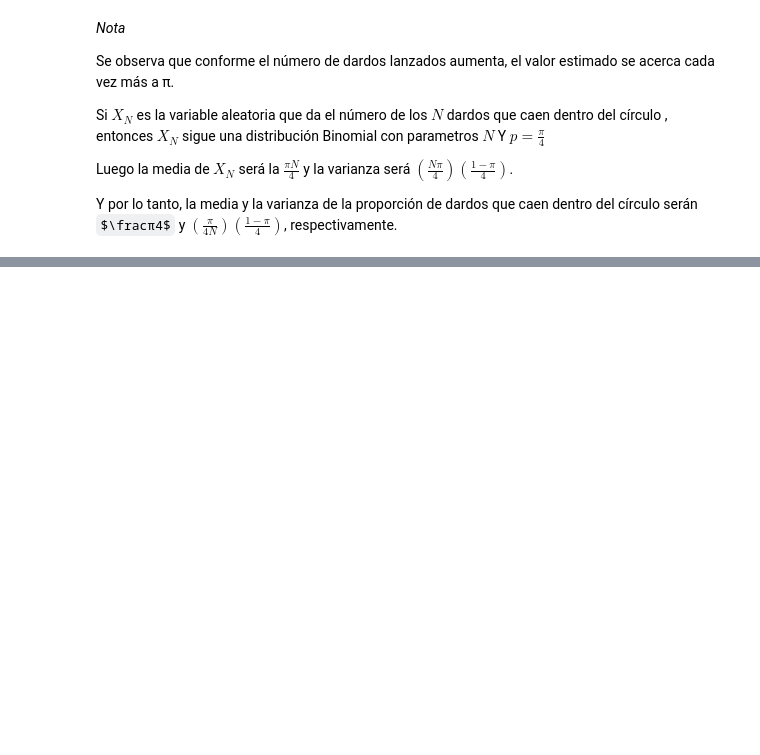
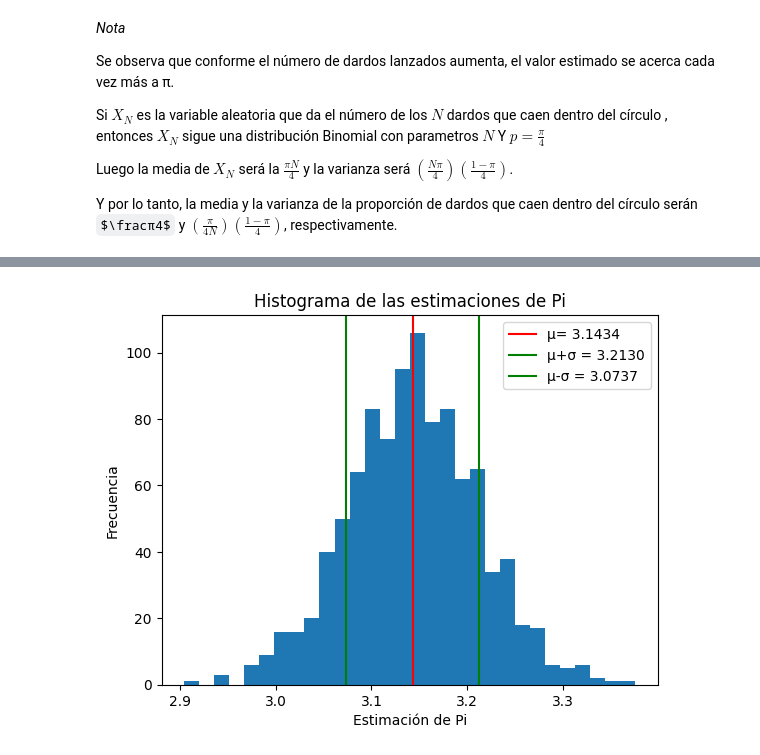
Before and after one commit to 0DianaHernandez/Simulaci-n-I, a Jupyter notebook: Estimacion_Pi.ipynb, the cells around one changed output, grey strips where cells are left out. Cells and saved outputs as stored; diff of their text form; code cells hidden in the pictures; some formulas as TeX source; blank space fills up the shorter version.

```diff
--- a/Estimacion_Pi.ipynb
+++ b/Estimacion_Pi.ipynb
@@ -146,7 +73,0 @@ plt.show()
-# %%
-def simulaciones(M):
-    r = []
-    for i in range(M):
-        Lista, _ = estimacion(500)  # Obtenemos solo la lista de probabilidades
-        r.extend(Lista)  # Extendemos la lista r con las probabilidades individuales
-    return r
@@ -205,0 +74,30 @@ plt.hist(S, bins=30, edgecolor='black')
+# %%
+# Función de simulaciones
+def simulaciones(M, N):
+    estimaciones_pi = []
+    for i in range(M):
+        estimacion_pi, _ = estimacion(N)  # Obtenemos la estimación de Pi
+        estimaciones_pi.append(estimacion_pi)
+    return estimaciones_pi
+# %%
+# Realizamos las simulaciones
+M = 1000
+N = 500
+estimacion=simulaciones(M, N)
+# %%
+# Calculamos la media de las estimaciones de Pi realizadas en simulación
+media_pi = np.mean(estimacion)
+desviacion_estandar_pi = np.std(estimacion)
+
+# Trazamos el histograma de los valores obtenidos
+plt.hist(estimacion, bins=30)
+plt.axvline(media_pi, color='r', label=f'μ= {media_pi:.4f}')
+plt.axvline(media_pi + desviacion_estandar_pi, color='g',label=f'μ+σ = {media_pi + desviacion_estandar_pi:.4f}')
+plt.axvline(media_pi - desviacion_estandar_pi, color='g',label=f'μ-σ = {media_pi - desviacion_estandar_pi:.4f}')
+plt.xlabel('Estimación de Pi')
+plt.ylabel('Frecuencia')
+plt.title('Histograma de las estimaciones de Pi')
+plt.legend()
+plt.show()
+# %% [output]
+[figure, added]
```
Also changed, not shown: parts of 10 cells of this notebook.
